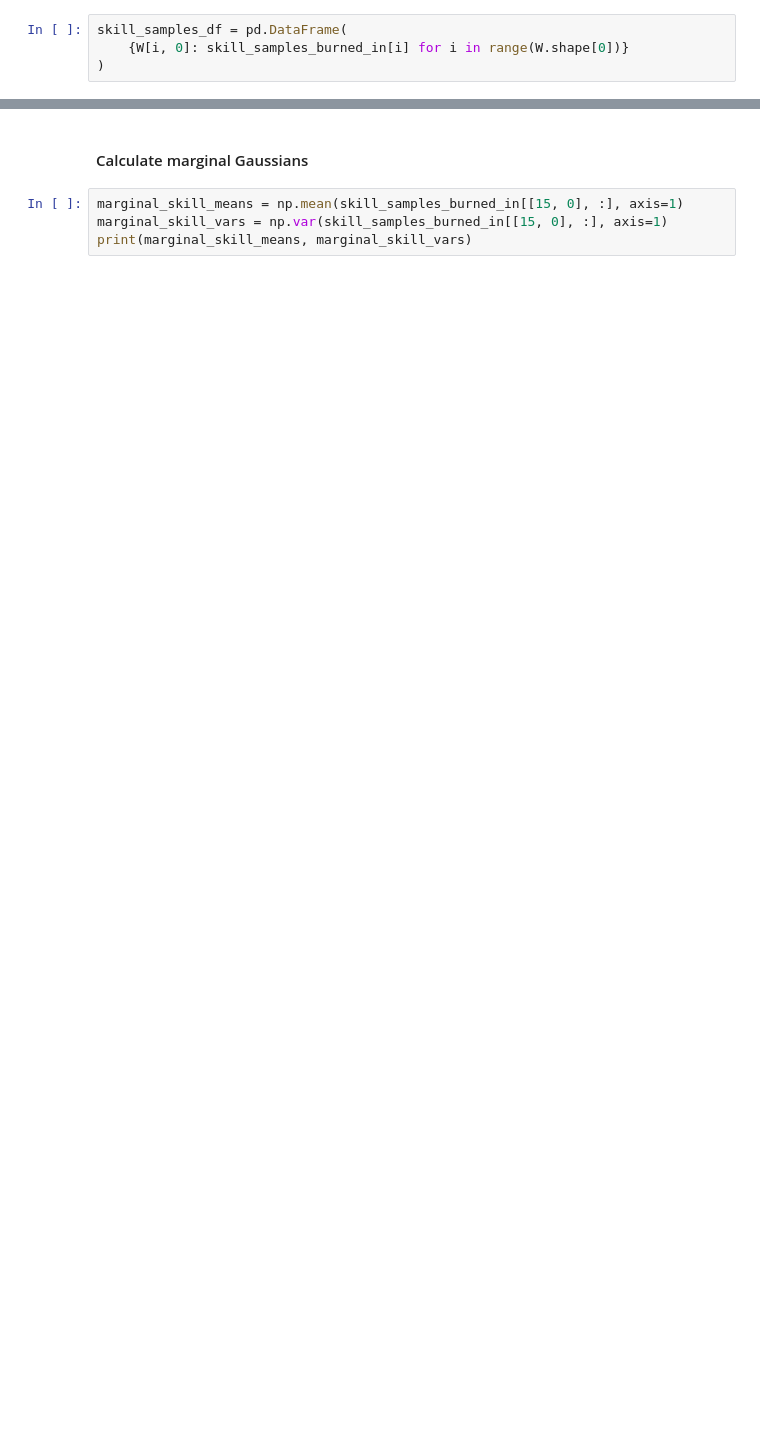
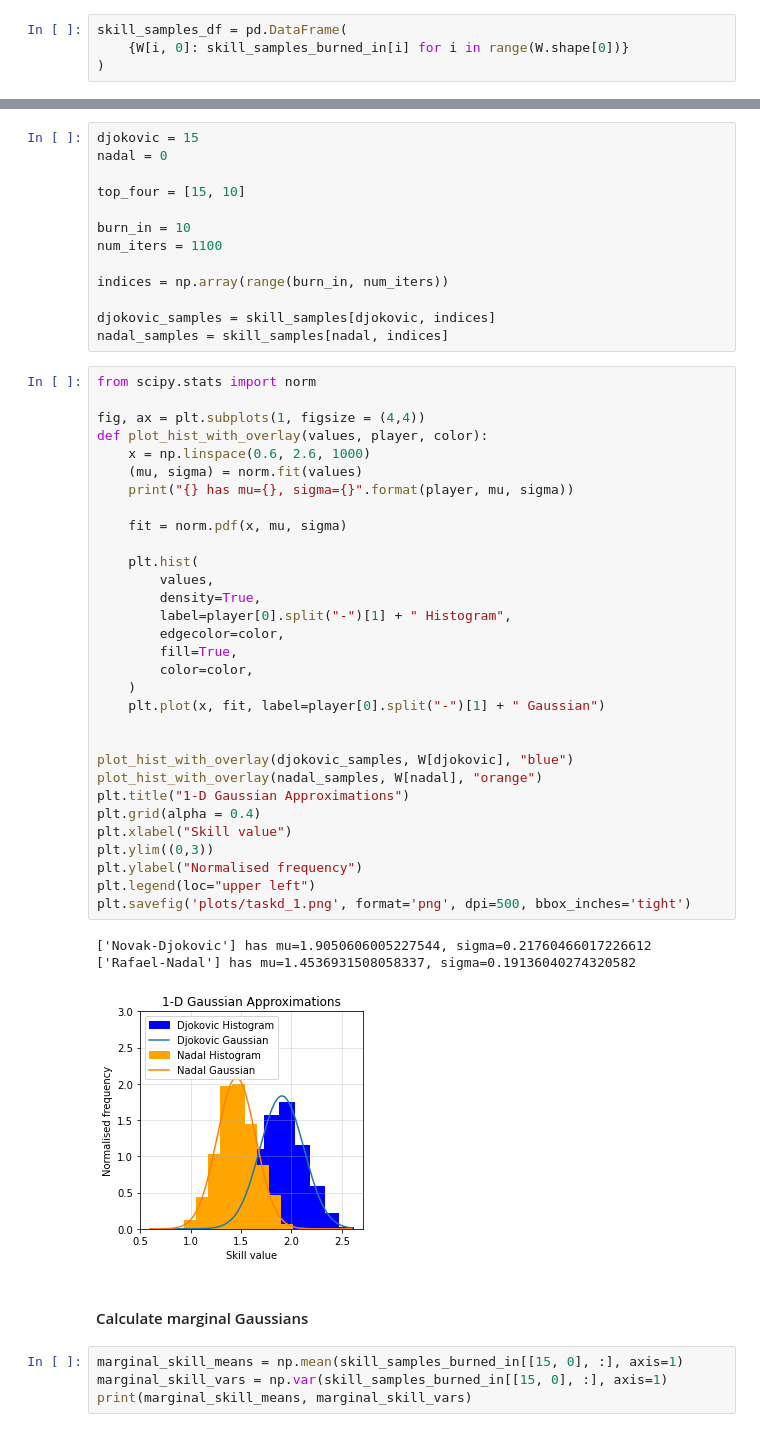
Before and after one commit to lbligh/lzb23_4f13_cw2, a Jupyter notebook: coursework2.ipynb, the cells around one changed output, grey strips where cells are left out. Cells and saved outputs as stored; diff of their text form; blank space fills up the shorter version.

```diff
--- a/coursework2.ipynb
+++ b/coursework2.ipynb
@@ -282,3 +286,51 @@ with sns.axes_style("darkgrid"):
+# %%
+djokovic = 15
+nadal = 0
+
+top_four = [15, 10]
+
+burn_in = 10
+num_iters = 1100
+
+indices = np.array(range(burn_in, num_iters))
+
+djokovic_samples = skill_samples[djokovic, indices]
+nadal_samples = skill_samples[nadal, indices]
+# %%
+from scipy.stats import norm
+
+fig, ax = plt.subplots(1, figsize = (4,4))
+def plot_hist_with_overlay(values, player, color):
+    x = np.linspace(0.6, 2.6, 1000)
+    (mu, sigma) = norm.fit(values)
+    print("{} has mu={}, sigma={}".format(player, mu, sigma))
+
+    fit = norm.pdf(x, mu, sigma)
+
+    plt.hist(
+        values,
+        density=True,
+        label=player[0].split("-")[1] + " Histogram",
+        edgecolor=color,
+        fill=True,
+        color=color,
+    )
+    plt.plot(x, fit, label=player[0].split("-")[1] + " Gaussian")
+
+
+plot_hist_with_overlay(djokovic_samples, W[djokovic], "blue")
+plot_hist_with_overlay(nadal_samples, W[nadal], "orange")
+plt.title("1-D Gaussian Approximations")
+plt.grid(alpha = 0.4)
+plt.xlabel("Skill value")
+plt.ylim((0,3))
+plt.ylabel("Normalised frequency")
+plt.legend(loc="upper left")
+plt.savefig('plots/taskd_1.png', format='png', dpi=500, bbox_inches='tight')
+# %% [output]
+['Novak-Djokovic'] has mu=1.9050606005227544, sigma=0.21760466017226612
+['Rafael-Nadal'] has mu=1.4536931508058337, sigma=0.19136040274320582
+[figure, added]
 # %% [markdown]
 #### Calculate marginal Gaussians
 # %%
```
Also changed, not shown: parts of 22 cells of this notebook, 4 other files.
